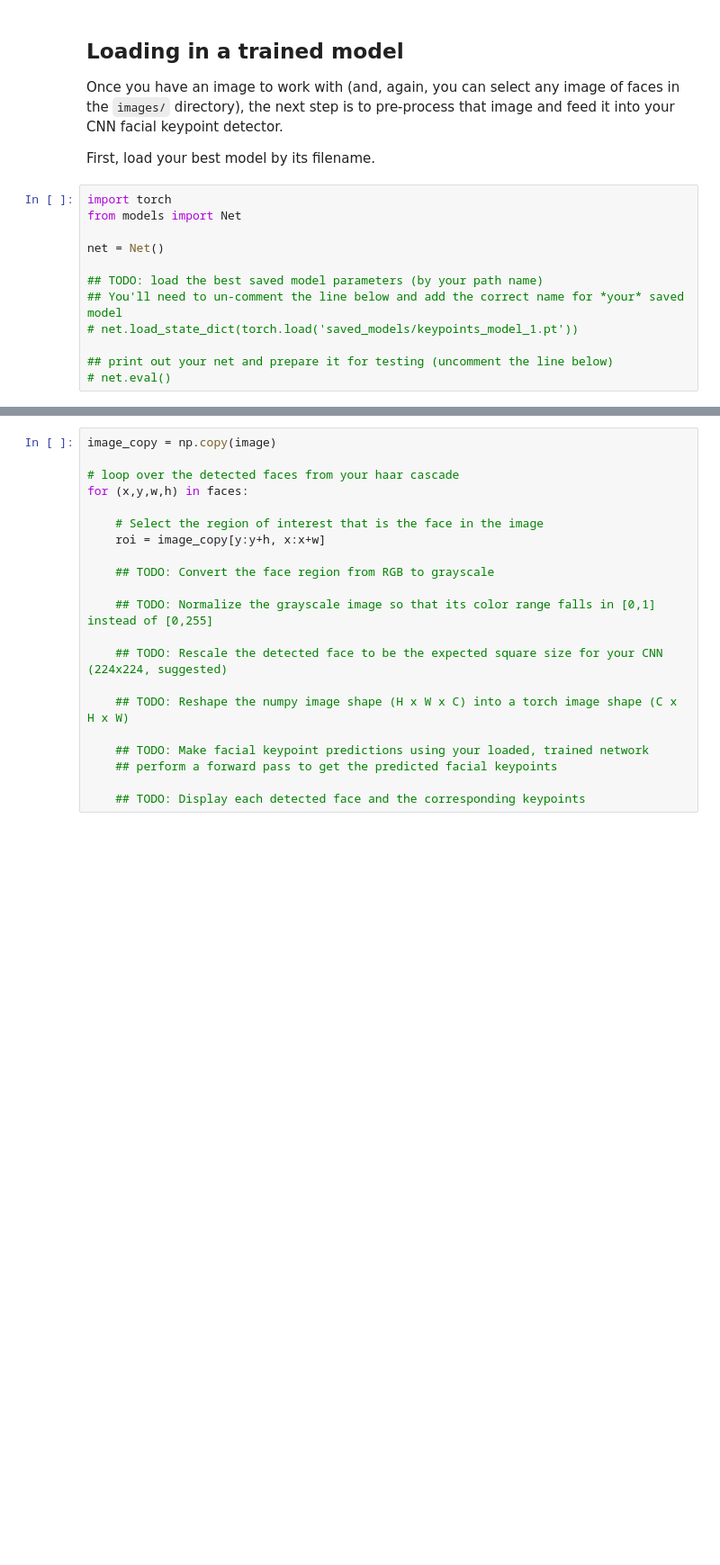
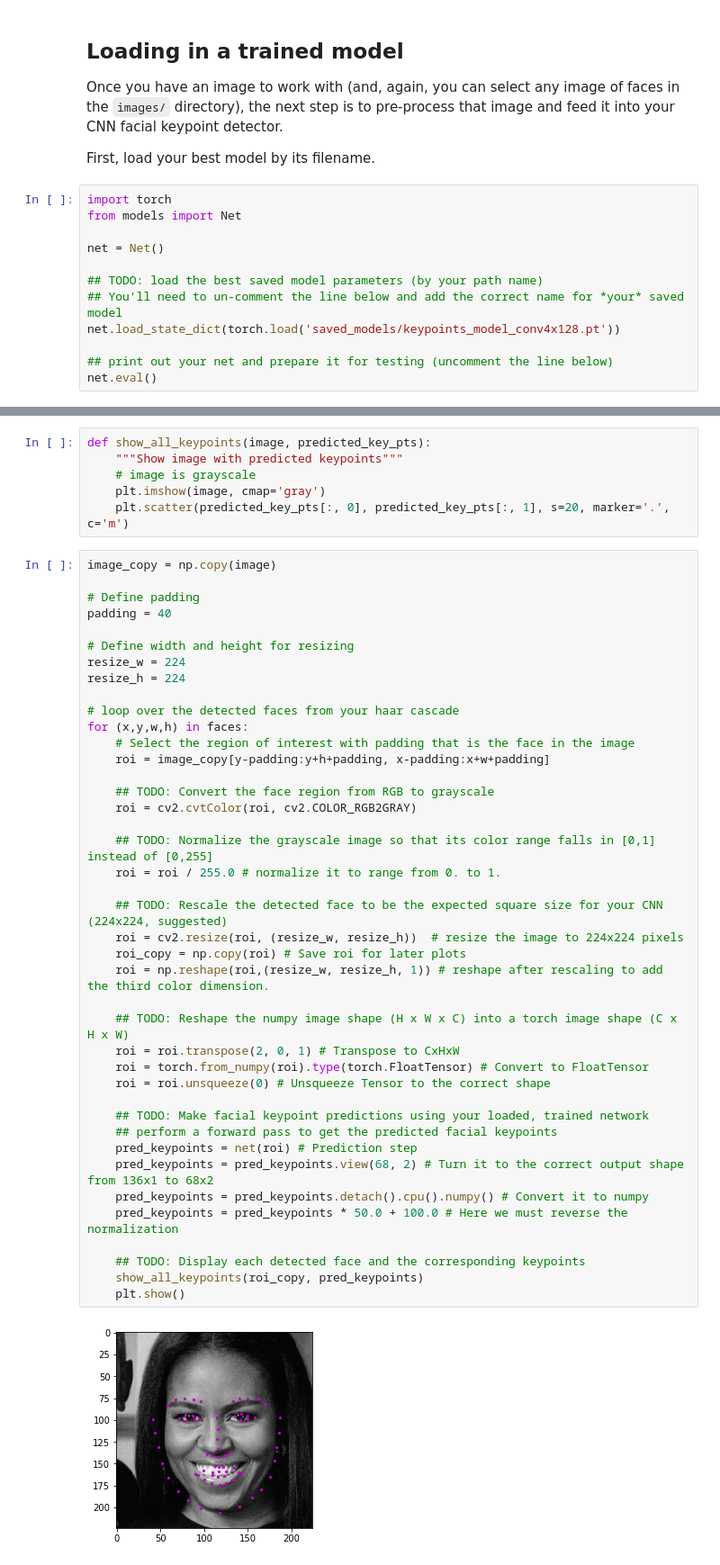
Before and after one commit to BayTown/UD-CVND-Facial-Keypoint-Detection, a Jupyter notebook: 3. Facial Keypoint Detection, Complete Pipeline.ipynb, the cells around one changed output, grey strips where cells are left out. Shown at 90% size. Drawn from its saved outputs; the diff is of its cells as text; blank space fills up the shorter version.

```diff
--- a/3. Facial Keypoint Detection, Complete Pipeline.ipynb
+++ b/3. Facial Keypoint Detection, Complete Pipeline.ipynb
@@ -79,7 +82,7 @@ net = Net()
 
 ## TODO: load the best saved model parameters (by your path name)
 ## You'll need to un-comment the line below and add the correct name for *your* saved model
-# net.load_state_dict(torch.load('saved_models/keypoints_model_1.pt'))
+net.load_state_dict(torch.load('saved_models/keypoints_model_conv4x128.pt'))
 
 ## print out your net and prepare it for testing (uncomment the line below)
-# net.eval()
+net.eval()
@@ -104,24 +118,52 @@ You may find it useful to consult to transformation code in `data_load.py` to he
 After each face has been appropriately converted into an input Tensor for your network to see as input, you'll wrap that Tensor in a Variable() and can apply your `net` to each face. The ouput should be the predicted the facial keypoints. These keypoints will need to be "un-normalized" for display, and you may find it helpful to write a helper function like `show_keypoints`. You should end up with an image like the following with facial keypoints that closely match the facial features on each individual face:
 
 <img src='images/michelle_detected.png' width=30% height=30%/>
+# %%
+def show_all_keypoints(image, predicted_key_pts):
+    """Show image with predicted keypoints"""
+    # image is grayscale
+    plt.imshow(image, cmap='gray')
+    plt.scatter(predicted_key_pts[:, 0], predicted_key_pts[:, 1], s=20, marker='.', c='m')
 # %%
 image_copy = np.copy(image)
 
+# Define padding
+padding = 40
+
+# Define width and height for resizing
+resize_w = 224
+resize_h = 224
+
 # loop over the detected faces from your haar cascade
 for (x,y,w,h) in faces:
-
-    # Select the region of interest that is the face in the image
-    roi = image_copy[y:y+h, x:x+w]
+    # Select the region of interest with padding that is the face in the image
+    roi = image_copy[y-padding:y+h+padding, x-padding:x+w+padding]
 
     ## TODO: Convert the face region from RGB to grayscale
+    roi = cv2.cvtColor(roi, cv2.COLOR_RGB2GRAY)
 
     ## TODO: Normalize the grayscale image so that its color range falls in [0,1] instead of [0,255]
+    roi = roi / 255.0 # normalize it to range from 0. to 1.
 
     ## TODO: Rescale the detected face to be the expected square size for your CNN (224x224, suggested)
+    roi = cv2.resize(roi, (resize_w, resize_h))  # resize the image to 224x224 pixels
+    roi_copy = np.copy(roi) # Save roi for later plots
+    roi = np.reshape(roi,(resize_w, resize_h, 1)) # reshape after rescaling to add the third color dimension.
 
     ## TODO: Reshape the numpy image shape (H x W x C) into a torch image shape (C x H x W)
+    roi = roi.transpose(2, 0, 1) # Transpose to CxHxW
+    roi = torch.from_numpy(roi).type(torch.FloatTensor) # Convert to FloatTensor
+    roi = roi.unsqueeze(0) # Unsqueeze Tensor to the correct shape
 
     ## TODO: Make facial keypoint predictions using your loaded, trained network
     ## perform a forward pass to get the predicted facial keypoints
+    pred_keypoints = net(roi) # Prediction step
+    pred_keypoints = pred_keypoints.view(68, 2) # Turn it to the correct output shape from 136x1 to 68x2
+    pred_keypoints = pred_keypoints.detach().cpu().numpy() # Convert it to numpy
+    pred_keypoints = pred_keypoints * 50.0 + 100.0 # Here we must reverse the normalization
 
     ## TODO: Display each detected face and the corresponding keypoints
+    show_all_keypoints(roi_copy, pred_keypoints)
+    plt.show()
+# %% [output]
+[figure, added]
```
Also changed, not shown: parts of 3 cells of this notebook.
